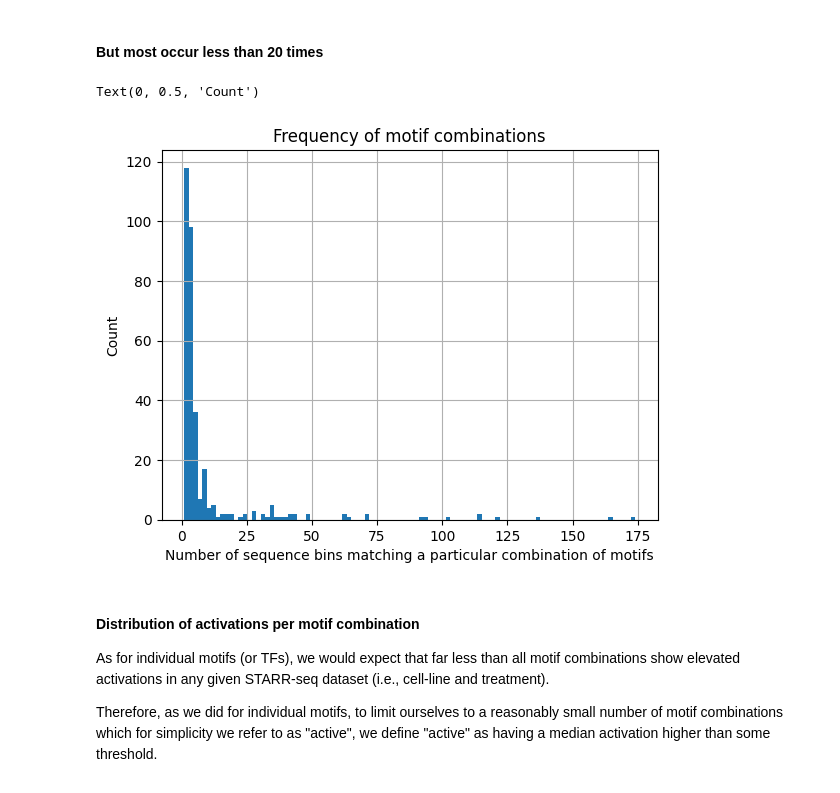
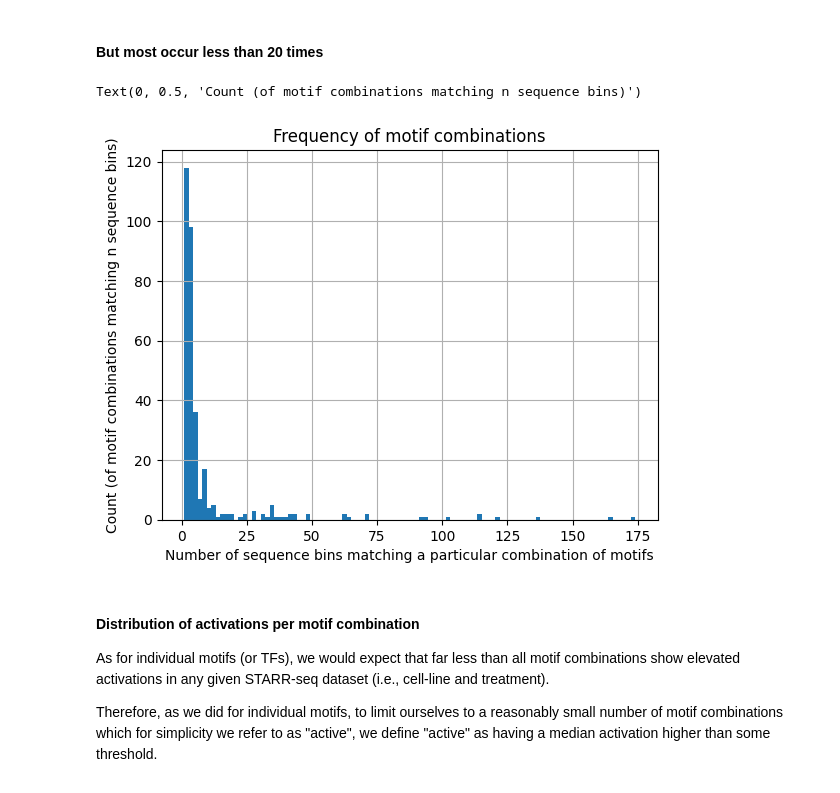
Before and after one commit to Duke-IGVF/BlueSTARR-viz, a Jupyter notebook: motifs/Motifs-EDA-01.ipynb, the cells around one changed output. Drawn from its saved outputs; the diff is of its cells as text; code cells hidden in the pictures.

Commit message:
Fixes y-axis labeling of combination distances plot

```diff
--- a/motifs/Motifs-EDA-01.ipynb
+++ b/motifs/Motifs-EDA-01.ipynb
@@ -455,11 +455,11 @@ TFcomb_stats[TFcomb_stats['num_seqs'] > 200].drop(columns=['num_motifs']).reset_
 # %%
 ax = TFcomb_stats[TFcomb_stats['num_seqs'] <= 200].hist(column='num_seqs', bins=100)[0][0]
 ax.set_title('Frequency of motif combinations')
 ax.set_xlabel('Number of sequence bins matching a particular combination of motifs')
-ax.set_ylabel('Count')
+ax.set_ylabel('Count (of motif combinations matching n sequence bins)')
 # %% [output]
-Text(0, 0.5, 'Count')
+Text(0, 0.5, 'Count (of motif combinations matching n sequence bins)')
-[figure, old version]
+[figure, new version]
 # %% [markdown]
 #### Distribution of activations per motif combination
 
```
Also changed, not shown: parts of 2 cells of this notebook.
